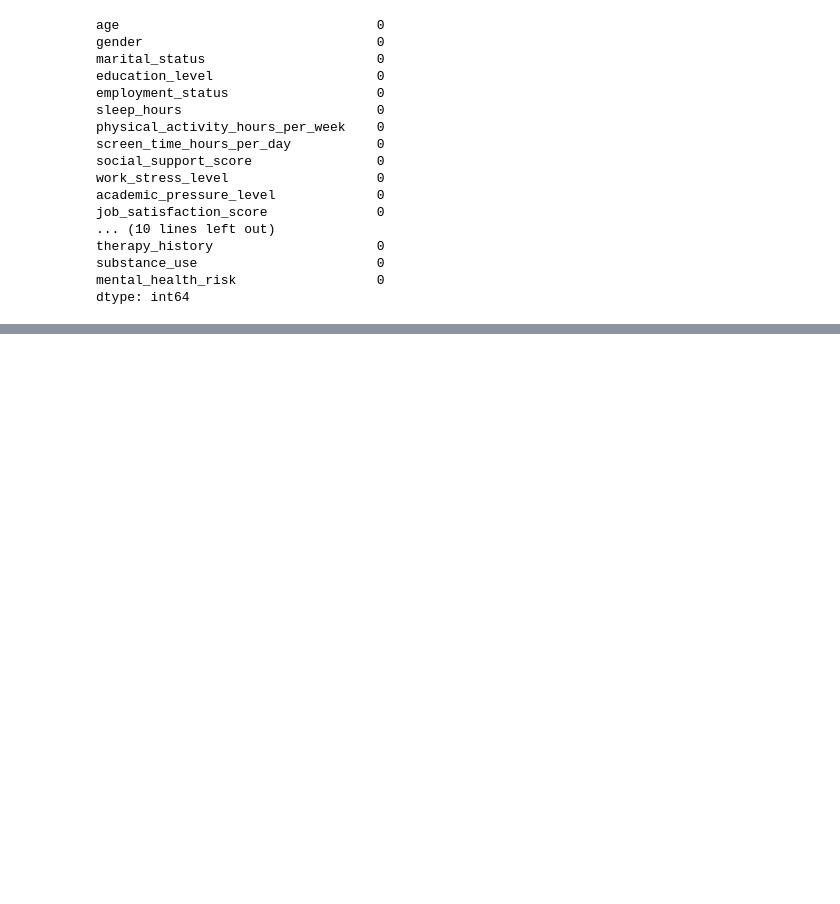
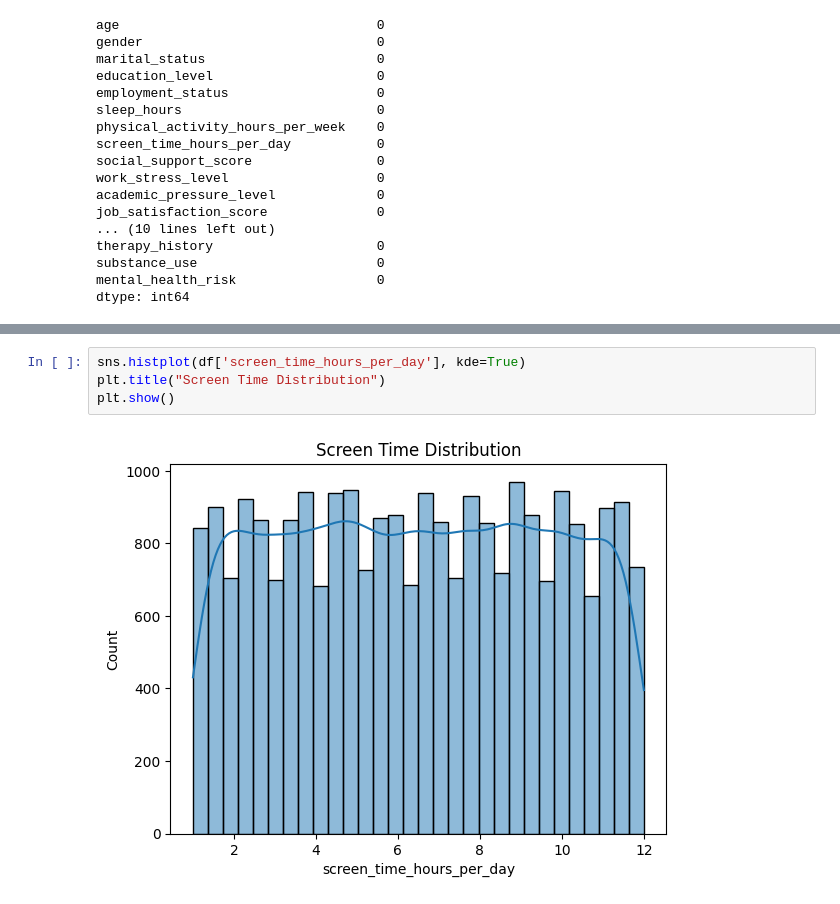
Before and after one commit to JaysonC41/mental_health_risks, a Jupyter notebook: notebooks/mental_health_risks.ipynb, the cells around one changed output, grey strips where cells are left out. Drawn from its saved outputs; the diff is of its cells as text; blank space fills up the shorter version.

```diff
--- a/notebooks/mental_health_risks.ipynb
+++ b/notebooks/mental_health_risks.ipynb
@@ -223,0 +101,6 @@ sns.pairplot(df[['age', 'mental_health_risk']], height=5, aspect = 1.5, diag_kin
+# %%
+sns.histplot(df['screen_time_hours_per_day'], kde=True)
+plt.title("Screen Time Distribution")
+plt.show()
+# %% [output]
+[figure, added]
```
Also changed, not shown: parts of 42 cells of this notebook, 5 other files.
